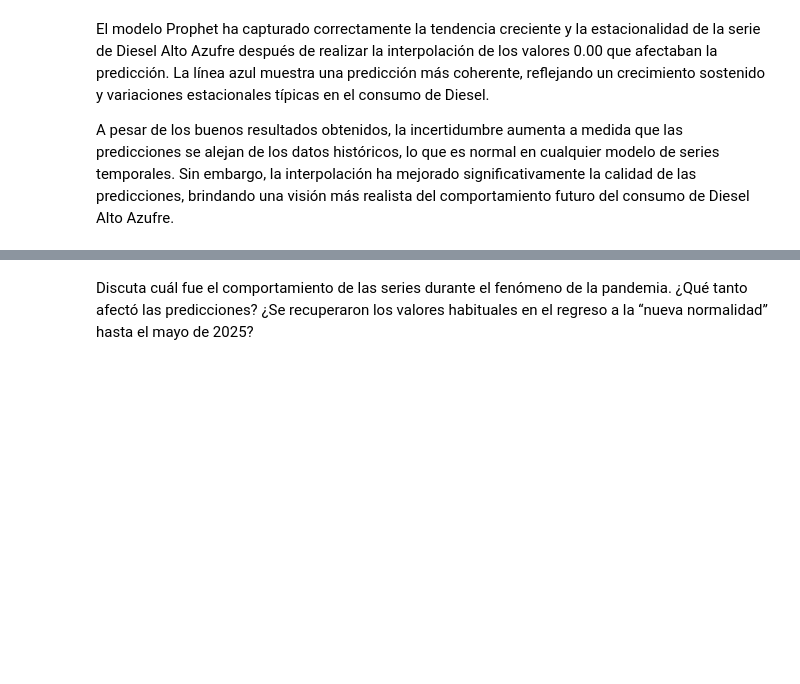
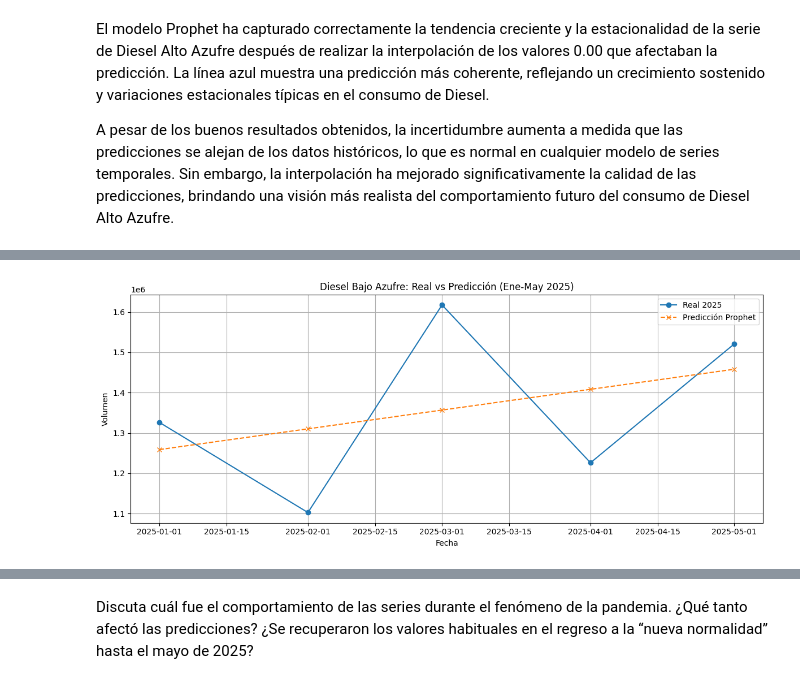
Before and after one commit to michellemej22596/Laboratorio-01-Series-de-Tiempo, a Jupyter notebook: ConsumoDiesel.ipynb, the cells around one changed output, grey strips where cells are left out. Saved outputs shown, nothing was run; the diff lists cells and outputs as text; code cells hidden in the pictures; blank space fills up the shorter version.

```diff
--- a/ConsumoDiesel.ipynb
+++ b/ConsumoDiesel.ipynb
@@ -305,3 +305,55 @@ plt.show()
 El modelo Prophet ha capturado correctamente la tendencia creciente y la estacionalidad de la serie de Diesel Alto Azufre después de realizar la interpolación de los valores 0.00 que afectaban la predicción. La línea azul muestra una predicción más coherente, reflejando un crecimiento sostenido y variaciones estacionales típicas en el consumo de Diesel.
 
 A pesar de los buenos resultados obtenidos, la incertidumbre aumenta a medida que las predicciones se alejan de los datos históricos, lo que es normal en cualquier modelo de series temporales. Sin embargo, la interpolación ha mejorado significativamente la calidad de las predicciones, brindando una visión más realista del comportamiento futuro del consumo de Diesel Alto Azufre.
+# %%
+import pandas as pd
+import matplotlib.pyplot as plt
+from prophet import Prophet
+
+# =====================
+# 1. Cargar datos limpios
+# =====================
+df = pd.read_csv("importacion_hidrocarburos_limpio.csv", parse_dates=["Fecha"])
+
+# =====================
+# 2. Extraer serie de diésel bajo azufre
+# =====================
+serie_diesel = df[["Fecha", "Diesel bajo azufre"]].copy()
+serie_diesel = serie_diesel.rename(columns={"Fecha": "ds", "Diesel bajo azufre": "y"})
+
+# =====================
+# 3. Entrenar modelo Prophet
+# =====================
+modelo = Prophet()
+modelo.fit(serie_diesel)
+
+# =====================
+# 4. Crear y realizar predicción para 5 meses más
+# =====================
+future = modelo.make_future_dataframe(periods=5, freq="MS")
+forecast = modelo.predict(future)
+
+# =====================
+# 5. Filtrar predicción para Ene-May 2025
+# =====================
+forecast_2025 = forecast[(forecast["ds"] >= "2025-01-01") & (forecast["ds"] <= "2025-05-31")].copy()
+
+# =====================
+# 6. Obtener valores reales de Ene-May 2025
+# =====================
+reales_2025 = serie_diesel[(serie_diesel["ds"] >= "2025-01-01") & (serie_diesel["ds"] <= "2025-05-31")].copy()
+
+# =====================
+# 7. Graficar comparación
+# =====================
+plt.figure(figsize=(12, 5))
+plt.plot(reales_2025["ds"], reales_2025["y"], "o-", label="Real 2025")
+plt.plot(forecast_2025["ds"], forecast_2025["yhat"], "x--", label="Predicción Prophet")
+plt.title("Diesel Bajo Azufre: Real vs Predicción (Ene-May 2025)")
+plt.xlabel("Fecha")
+plt.ylabel("Volumen")
+plt.legend()
+plt.grid(True)
+plt.tight_layout()
+plt.show()
+# %% [output]
@@ -307,0 +362 @@ A pesar de los buenos resultados obtenidos, la incertidumbre aumenta a medida qu
+[figure, added]
```
Also changed, not shown: parts of 2 cells of this notebook, 2 other files.
